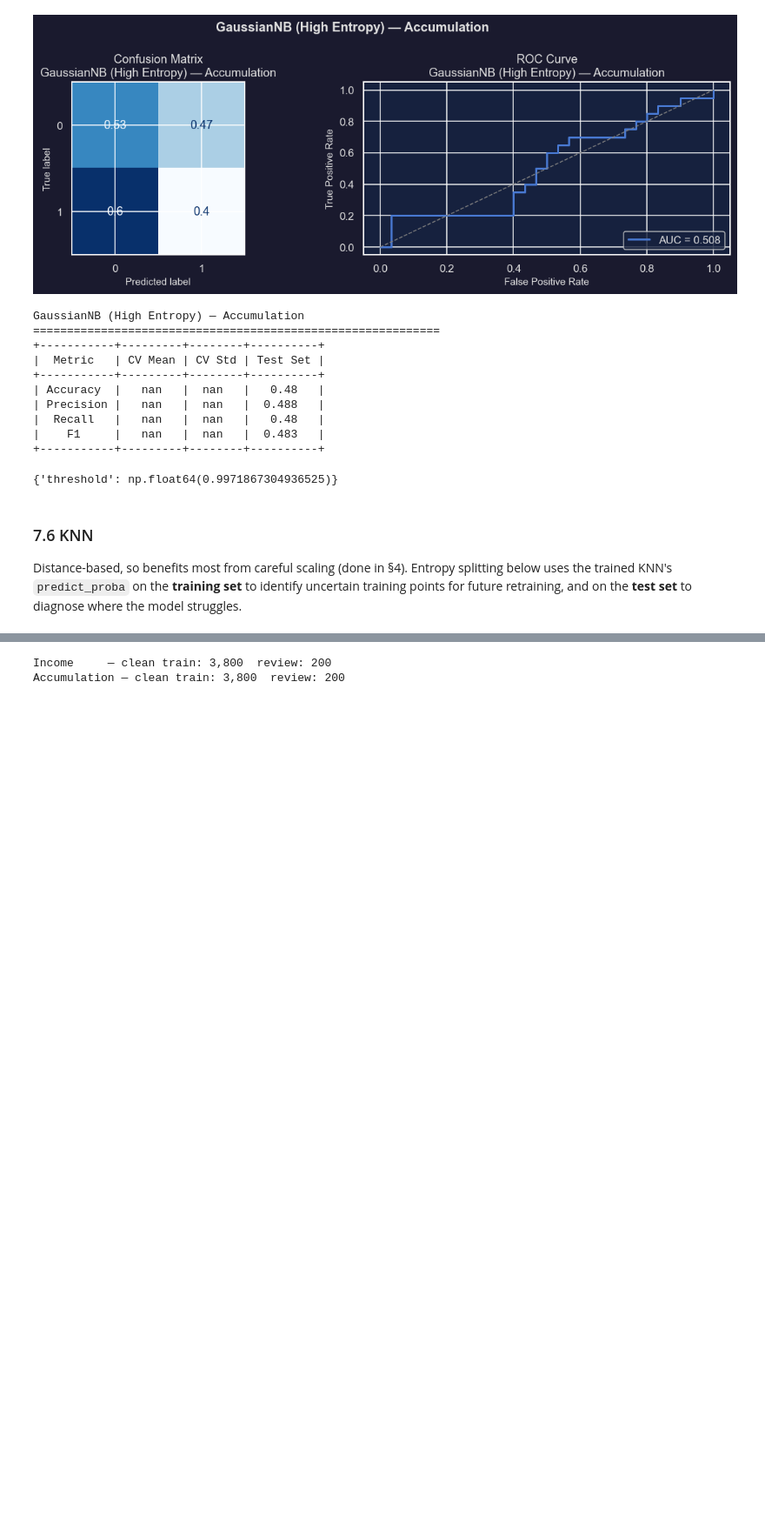
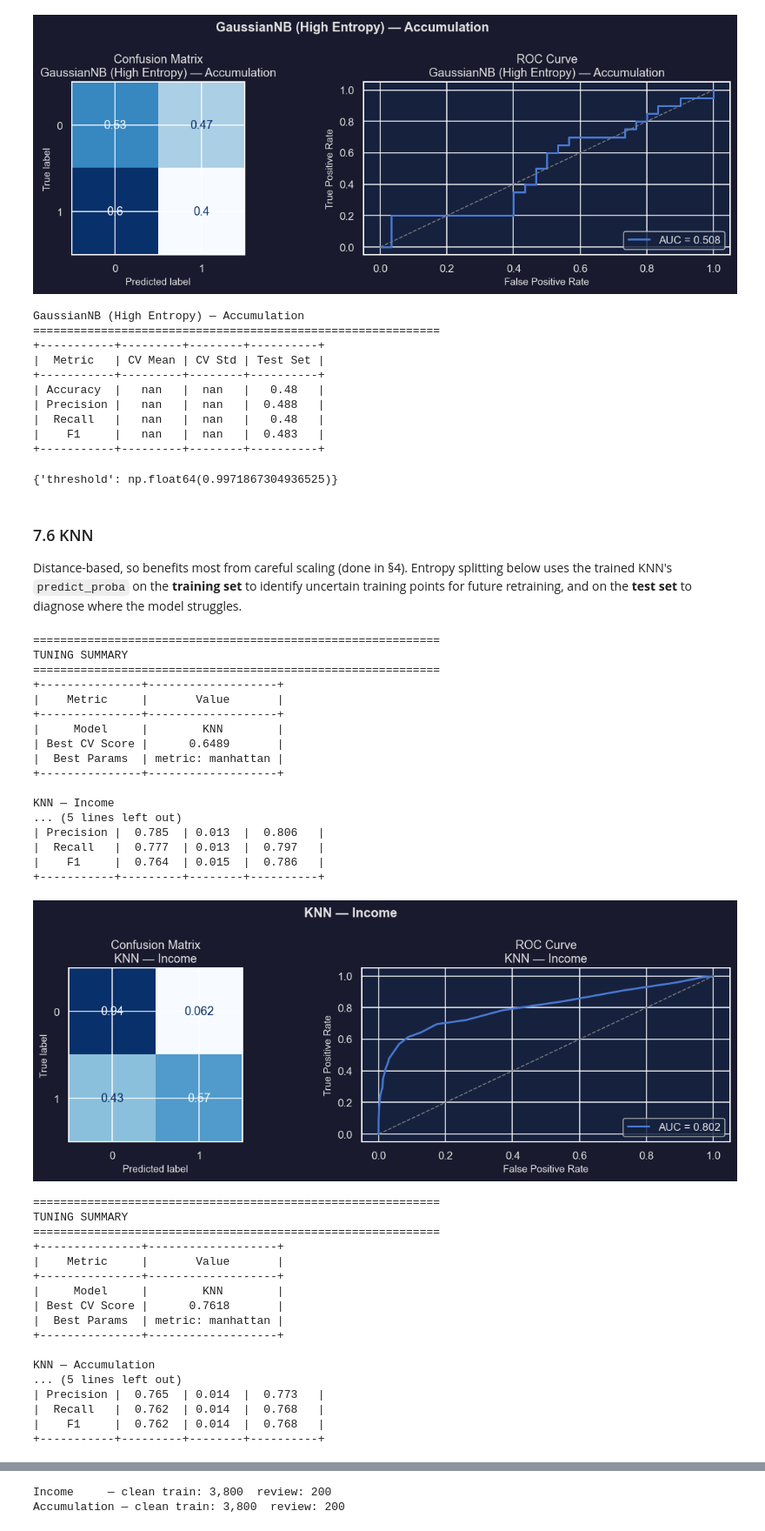
Before and after one commit to Smael-olk/Fintech, a Jupyter notebook: Business Case 2/Recommendation_Engine.ipynb, the cells around one changed output, grey strips where cells are left out. Shown at 87% size. Cells and saved outputs as stored; diff of their text form; code cells hidden in the pictures; blank space fills up the shorter version.

```diff
--- a/Business Case 2/Recommendation_Engine.ipynb
+++ b/Business Case 2/Recommendation_Engine.ipynb
@@ -724,14 +765,50 @@ Entropy splitting below uses the trained KNN's `predict_proba` on the
 **training set** to identify uncertain training points for future retraining,
 and on the **test set** to diagnose where the model struggles.
 # %%
-income_model, income_results, income_prob, income_pred = run_experiment(
+income_model_knn, income_results_knn, income_prob_knn, income_pred_knn = run_experiment(
     "knn", "Income",
     X_train_inc_scaled, y_income_train, X_test_inc_scaled, y_income_test,
     tune=True,
 )
 
 accum_model, accum_results, accum_prob, accum_pred = run_experiment(
     "knn", "Accumulation",
     X_train_acc_scaled, y_accum_train, X_test_acc_scaled, y_accum_test,
     tune=True,
 )
+# %% [output]
+============================================================
+TUNING SUMMARY
+============================================================
++---------------+-------------------+
+|    Metric     |       Value       |
++---------------+-------------------+
+|     Model     |        KNN        |
+| Best CV Score |      0.6489       |
+|  Best Params  | metric: manhattan |
++---------------+-------------------+
+
+KNN — Income
+... (5 lines left out)
+| Precision |  0.785  | 0.013  |  0.806   |
+|  Recall   |  0.777  | 0.013  |  0.797   |
+|    F1     |  0.764  | 0.015  |  0.786   |
++-----------+---------+--------+----------+
+[figure, added]
+============================================================
+TUNING SUMMARY
+============================================================
++---------------+-------------------+
+|    Metric     |       Value       |
++---------------+-------------------+
+|     Model     |        KNN        |
+| Best CV Score |      0.7618       |
+|  Best Params  | metric: manhattan |
++---------------+-------------------+
+
+KNN — Accumulation
+... (5 lines left out)
+| Precision |  0.765  | 0.014  |  0.773   |
+|  Recall   |  0.762  | 0.014  |  0.768   |
+|    F1     |  0.762  | 0.014  |  0.768   |
++-----------+---------+--------+----------+
```
Also changed, not shown: parts of 13 cells of this notebook, 3 other files.
